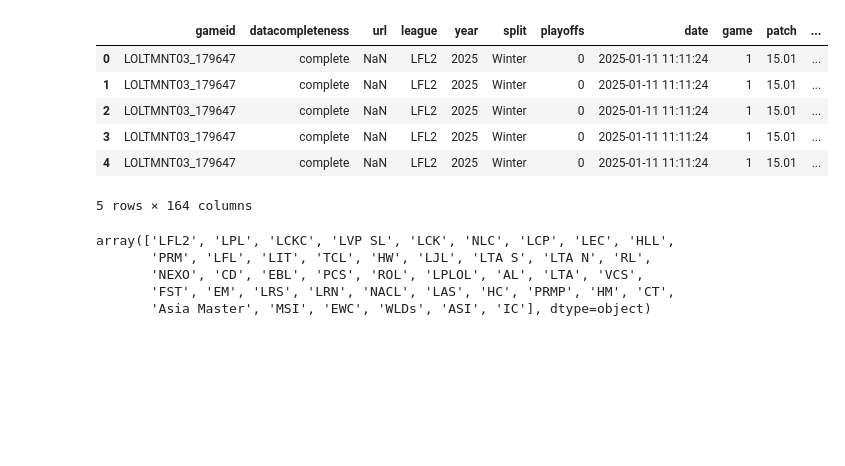
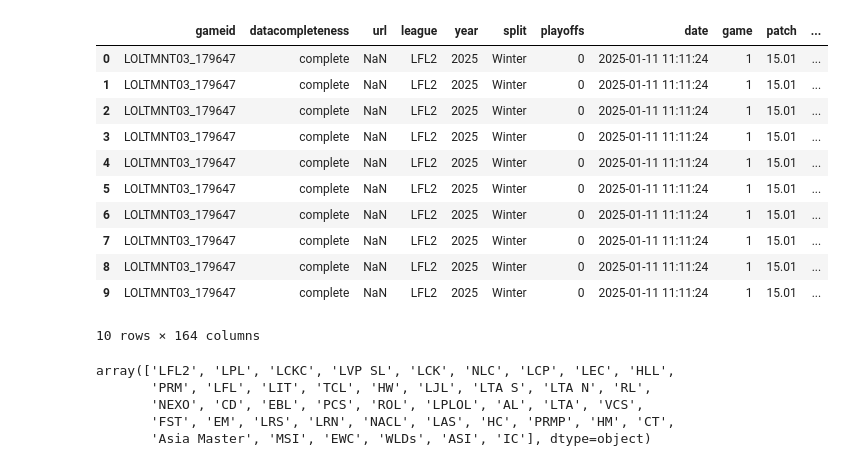
Before and after one commit to maxxyhc/Predicitng-region-of-LOL, a Jupyter notebook: assignment2_tests.ipynb, the cells around one changed output. Saved outputs shown, nothing was run; the diff lists cells and outputs as text; code cells hidden in the pictures; blank space fills up the shorter version.

```diff
--- a/assignment2_tests.ipynb
+++ b/assignment2_tests.ipynb
@@ -14,15 +16,20 @@ from sklearn.linear_model import LogisticRegression
 # %%
 #remember to change this lol
-all_data = pd.read_csv('../../2025_LoL_esports_match_data_from_OraclesElixir.csv')
-all_data[:5]
+all_data = pd.read_csv('2025_LoL_esports_match_data_from_OraclesElixir.csv')
+all_data[:10]
 # %% [output]
 |  | gameid | datacompleteness | url | league | year | split | playoffs | date | game | patch | ... |
 | 0 | LOLTMNT03_179647 | complete | NaN | LFL2 | 2025 | Winter | 0 | 2025-01-11 11:11:24 | 1 | 15.01 | ... |
 | 1 | LOLTMNT03_179647 | complete | NaN | LFL2 | 2025 | Winter | 0 | 2025-01-11 11:11:24 | 1 | 15.01 | ... |
 | 2 | LOLTMNT03_179647 | complete | NaN | LFL2 | 2025 | Winter | 0 | 2025-01-11 11:11:24 | 1 | 15.01 | ... |
 | 3 | LOLTMNT03_179647 | complete | NaN | LFL2 | 2025 | Winter | 0 | 2025-01-11 11:11:24 | 1 | 15.01 | ... |
 | 4 | LOLTMNT03_179647 | complete | NaN | LFL2 | 2025 | Winter | 0 | 2025-01-11 11:11:24 | 1 | 15.01 | ... |
+| 5 | LOLTMNT03_179647 | complete | NaN | LFL2 | 2025 | Winter | 0 | 2025-01-11 11:11:24 | 1 | 15.01 | ... |
+| 6 | LOLTMNT03_179647 | complete | NaN | LFL2 | 2025 | Winter | 0 | 2025-01-11 11:11:24 | 1 | 15.01 | ... |
+| 7 | LOLTMNT03_179647 | complete | NaN | LFL2 | 2025 | Winter | 0 | 2025-01-11 11:11:24 | 1 | 15.01 | ... |
+| 8 | LOLTMNT03_179647 | complete | NaN | LFL2 | 2025 | Winter | 0 | 2025-01-11 11:11:24 | 1 | 15.01 | ... |
+| 9 | LOLTMNT03_179647 | complete | NaN | LFL2 | 2025 | Winter | 0 | 2025-01-11 11:11:24 | 1 | 15.01 | ... |
-5 rows × 164 columns
+10 rows × 164 columns
 # %%
 all_data['league'].unique()
 # %% [output]
```
Also changed, not shown: parts of 14 cells of this notebook, 2 other files.
